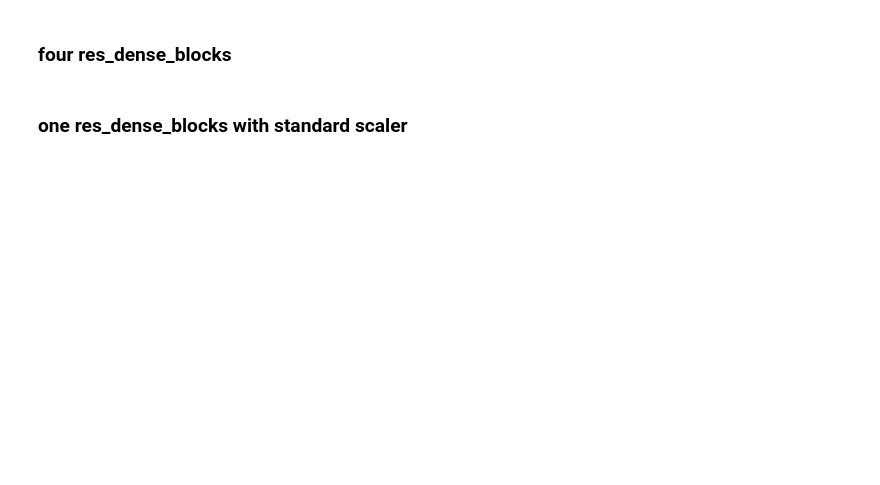
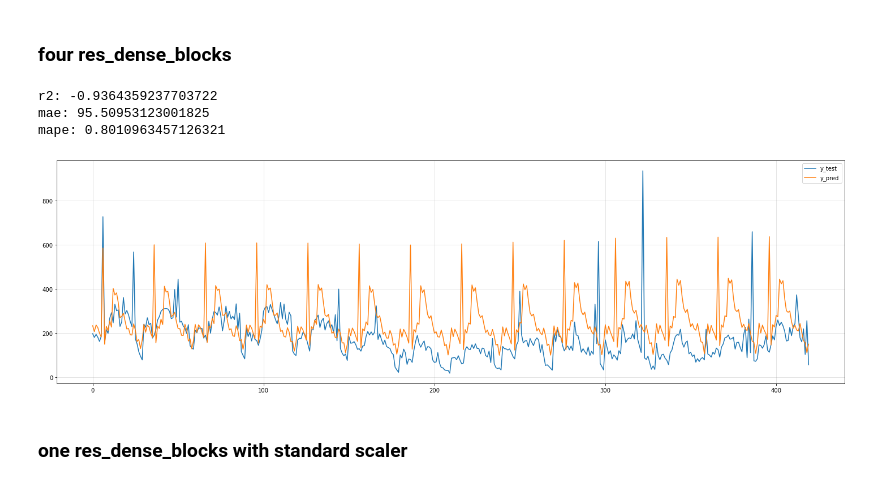
Before and after one commit to BirchKwok/spinesTS, a Jupyter notebook: examples/spinesTS nn Module.ipynb, the cells around one changed output. Cells and saved outputs as stored; diff of their text form; code cells hidden in the pictures; blank space fills up the shorter version.

```diff
--- a/examples/spinesTS nn Module.ipynb
+++ b/examples/spinesTS nn Module.ipynb
@@ -77,13 +84,18 @@ Epoch 52/1000
 ### four res_dense_blocks
 # %%
 multi_reg = RecurrentWeightedDenseNet(420, 420, random_seed=666, res_dense_blocks=4, learning_rate=0.001)
-multi_reg.fit(x_train_cs, y_train_cs, eval_set=(x_test_cs[:-2], y_test_cs[:-2]), batch_size=32,
+multi_reg.fit(x_train, y_train, eval_set=(x_test[:-2], y_test[:-2]), batch_size=32,
              min_delta=0, patience=100, epochs=1000, verbose=False)
-y_pred_cs = multi_reg.predict(x_test_cs[-2:])
-print(f"r2: {r2_score(y_test_cs[-2:].T, y_pred_cs.T)}")
-print(f"mae: {mean_absolute_error(y_test_cs[-2:], y_pred_cs)}")
-print(f"mape: {mean_absolute_percentage_error(y_test_cs[-2:], y_pred_cs)}")
-a = plot2d(y_test_cs[-2:], y_pred_cs, eval_slices='[-1]', labels=['y_test', 'y_pred'], figsize=(20, 6))
+y_pred_cs = multi_reg.predict(x_test[-2:])
+print(f"r2: {r2_score(y_test[-2:].T, y_pred_cs.T)}")
+print(f"mae: {mean_absolute_error(y_test[-2:], y_pred_cs)}")
+print(f"mape: {mean_absolute_percentage_error(y_test[-2:], y_pred_cs)}")
+a = plot2d(y_test[-2:], y_pred_cs, eval_slices='[-1]', labels=['y_test', 'y_pred'], figsize=(20, 6))
+# %% [output]
+r2: -0.9364359237703722
+mae: 95.50953123001825
+mape: 0.8010963457126321
+[figure, added]
 # %% [markdown]
 ### one res_dense_blocks with standard scaler
 # %%
```
Also changed, not shown: parts of 6 cells of this notebook.
